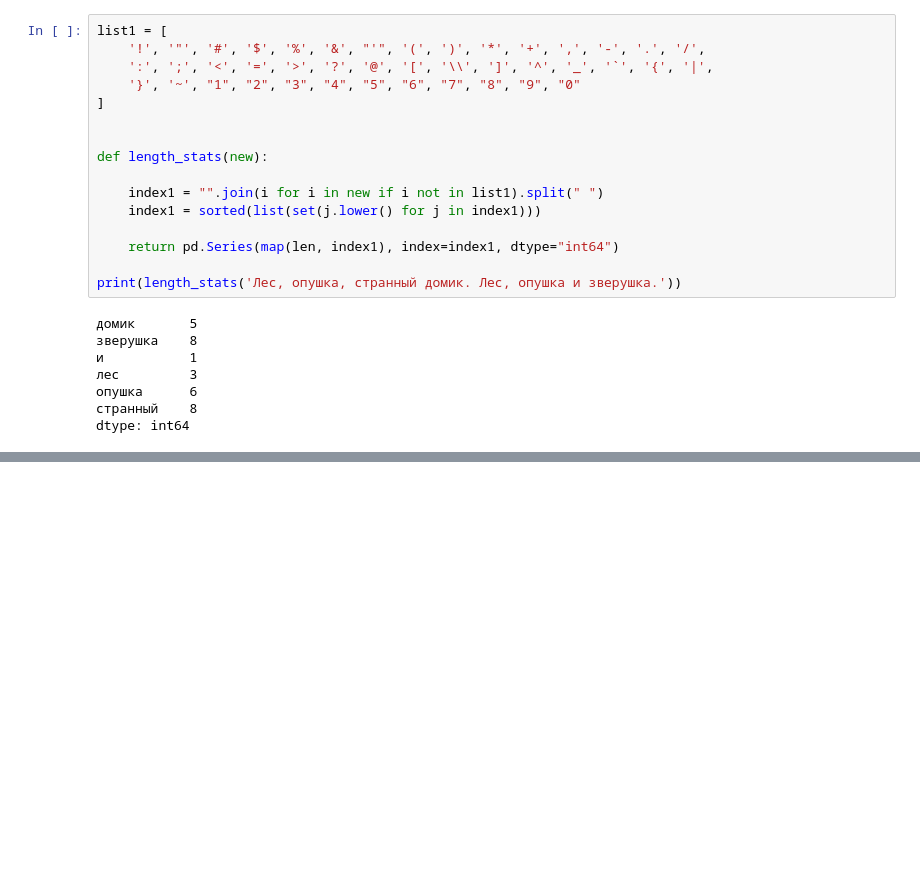
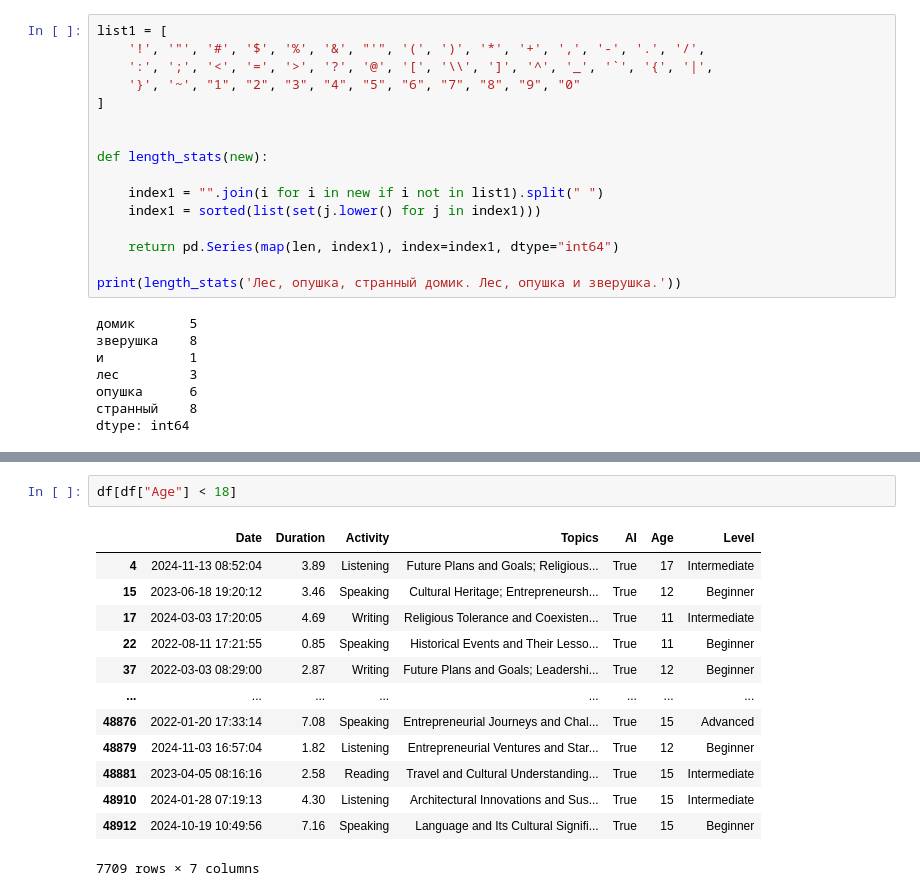
Before and after one commit to Nick2287/SnowFlake, a Jupyter notebook: Python_Analysis/Pandas_Lib.ipynb, the cells around one changed output, grey strips where cells are left out. Drawn from its saved outputs; the diff is of its cells as text; blank space fills up the shorter version.

```diff
--- a/Python_Analysis/Pandas_Lib.ipynb
+++ b/Python_Analysis/Pandas_Lib.ipynb
@@ -303,0 +476,16 @@ dtype: int64
+# %%
+df[df["Age"] < 18]
+# %% [output]
+|  | Date | Duration | Activity | Topics | AI | Age | Level |
+| 4 | 2024-11-13 08:52:04 | 3.89 | Listening | Future Plans and Goals; Religious... | True | 17 | Intermediate |
+| 15 | 2023-06-18 19:20:12 | 3.46 | Speaking | Cultural Heritage; Entrepreneursh... | True | 12 | Beginner |
+| 17 | 2024-03-03 17:20:05 | 4.69 | Writing | Religious Tolerance and Coexisten... | True | 11 | Intermediate |
+| 22 | 2022-08-11 17:21:55 | 0.85 | Speaking | Historical Events and Their Lesso... | True | 11 | Beginner |
+| 37 | 2022-03-03 08:29:00 | 2.87 | Writing | Future Plans and Goals; Leadershi... | True | 12 | Beginner |
+| ... | ... | ... | ... | ... | ... | ... | ... |
+| 48876 | 2022-01-20 17:33:14 | 7.08 | Speaking | Entrepreneurial Journeys and Chal... | True | 15 | Advanced |
+| 48879 | 2024-11-03 16:57:04 | 1.82 | Listening | Entrepreneurial Ventures and Star... | True | 12 | Beginner |
+| 48881 | 2023-04-05 08:16:16 | 2.58 | Reading | Travel and Cultural Understanding... | True | 15 | Intermediate |
+| 48910 | 2024-01-28 07:19:13 | 4.30 | Listening | Architectural Innovations and Sus... | True | 15 | Intermediate |
+| 48912 | 2024-10-19 10:49:56 | 7.16 | Speaking | Language and Its Cultural Signifi... | True | 15 | Beginner |
+7709 rows × 7 columns
```
Also changed, not shown: parts of 22 cells of this notebook, 2 other files.
